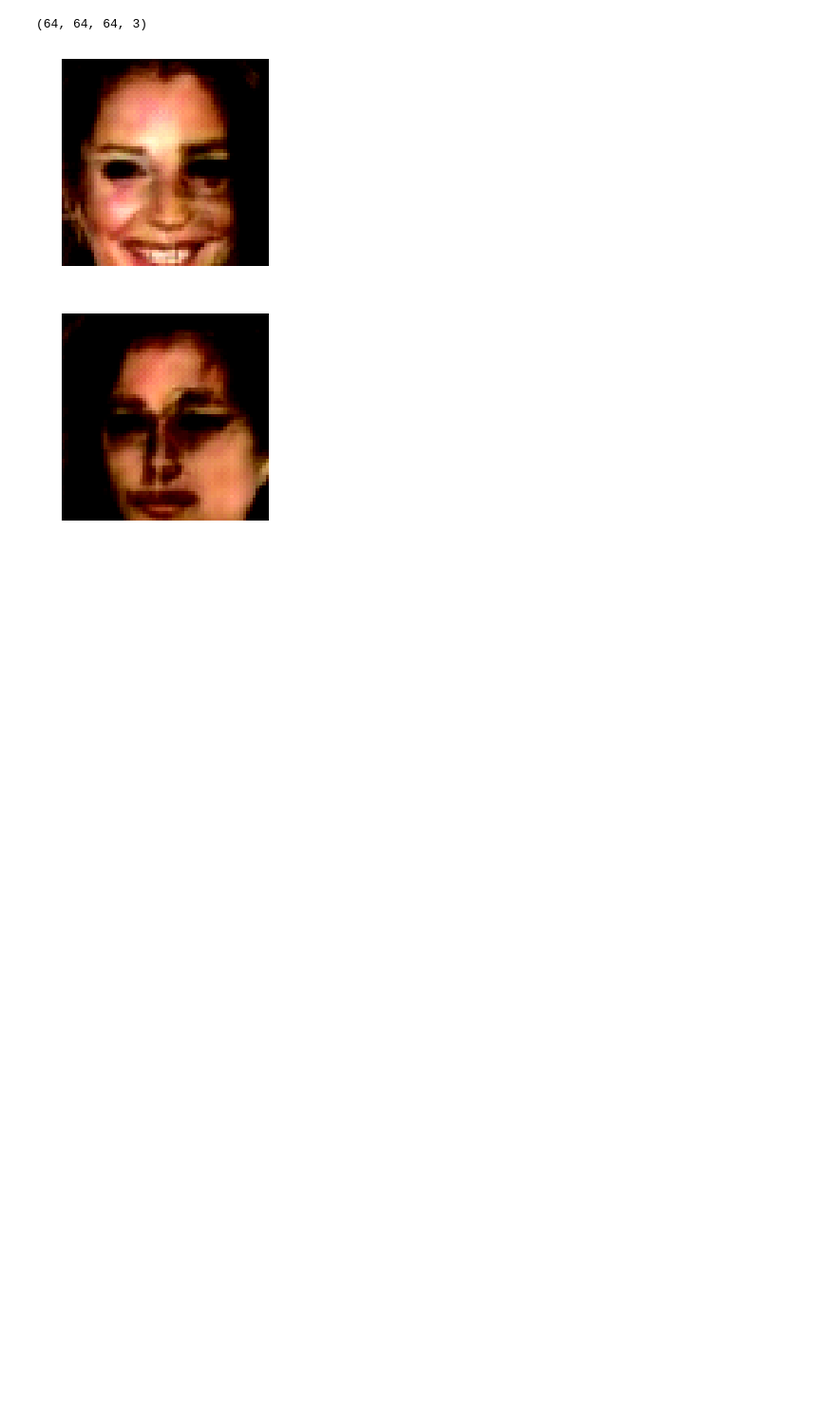
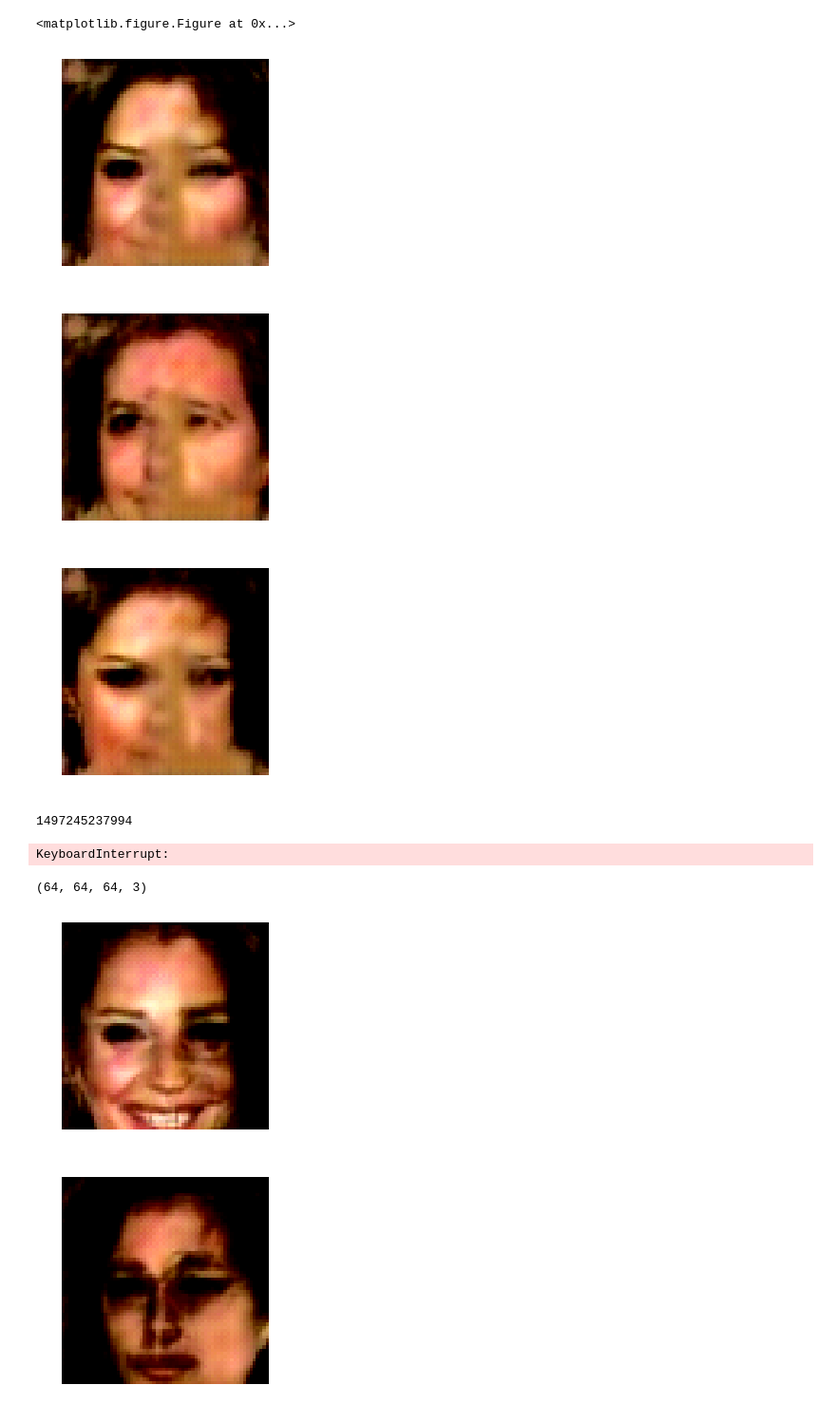
Before and after one commit to maxspero/DCGAN-with-camera-mask, a Jupyter notebook: Camera GAN.ipynb, the cells around one changed output. Shown: that part at 95% size. Saved outputs shown, nothing was run; the diff lists cells and outputs as text; code cells hidden in the pictures; blank space fills up the shorter version.

```diff
--- a/Camera GAN.ipynb
+++ b/Camera GAN.ipynb
@@ -145,3 +78,75 @@ utils.save_images(samples, [8,8], './samples/test_%s.png' % strftime("%Y%m%d%H%M
+# %%
+z_mask = np.ones([dcgan.z_dim])
+h0_mask = np.ones([int(dcgan.output_height/16), int(dcgan.output_width/16)]) # 4, 4
+h1_mask = np.ones([int(dcgan.output_height/8), int(dcgan.output_width/8)]) # 8, 8
+h2_mask = np.ones([int(dcgan.output_height/4), int(dcgan.output_width/4)]) # 16, 16
+h3_mask = np.ones([int(dcgan.output_height/2), int(dcgan.output_width/2)]) # 32, 32
+h4_mask = np.ones([int(dcgan.output_height), int(dcgan.output_width)]) # 64, 64
+
+vc.release()
+vc = cv2.VideoCapture(1)
+
+if vc.isOpened(): # try to get the first frame
+    is_capturing, frame = vc.read()
+    if frame is not None:
+        frame = cv2.cvtColor(frame, cv2.COLOR_BGR2GRAY)    # makes the blues image look real colored
+        webcam_preview = plt.imshow(frame)
+else:
+    is_capturing = False
+
+print(is_capturing)
+while is_capturing:
+    try:    # Lookout for a keyboardInterrupt to stop the script
+        is_capturing, frame = vc.read()
+        if frame is not None:
+            frame = cv2.cvtColor(frame, cv2.COLOR_BGR2GRAY)    # makes the blues image look real colored
+            #print(frame.shape) # (480, 640) * (1/15, 1/20) = (32, 32)
+            #res = cv2.resize(frame, None, fx=1/20, fy=1/15, interpolation=cv2.INTER_AREA) # 32, 32
+            #res = cv2.resize(frame, None, fx=1/40, fy=1/30, interpolation=cv2.INTER_AREA) # 16, 16
+            res = cv2.resize(frame, None, fx=1/80, fy=1/60, interpolation=cv2.INTER_AREA) # 8, 8
+            #print(res.shape)
+            res_min = np.min(res)
+            res_max = np.max(res)
+            scaled = (res - res_min)/float(res_max - res_min)
+            flipped = cv2.flip(scaled, 1)
+            flipped[flipped>.5] = 1
+            flipped[flipped<=.5] = 0
+            h1_mask = flipped
+
+            feed_dict = {
+                dcgan.z: z_sample,
+                dcgan.z_mask: z_mask,
+                dcgan.h0_mask: h0_mask,
+                dcgan.h1_mask: h1_mask,
+                dcgan.h2_mask: h2_mask,
+                dcgan.h3_mask: h3_mask,
+                dcgan.h4_mask: h4_mask,
+            }
+            print(int(round(time.time() * 1000)))
+            samples = sess.run(dcgan.sampler, feed_dict=feed_dict)
+            print(int(round(time.time() * 1000))) # about 60ms on gpu to run
+            #utils.save_images(samples, [8,8], './samples/test_%s.png' % strftime("%Y%m%d%H%M%S", gmtime()))
+            display.clear_output(wait=True)
+            display.display(plt.gcf())
+            for image in samples[:3]:
+                plt.imshow(deprocess_image(image))
+                plt.axis('off')
+                plt.show()
+
+            #webcam_preview = plt.imshow(flipped)
+            #webcam_preview.set_data(flipped)
+            #plt.draw()
+            #break
+
+    except KeyboardInterrupt:
+        vc.release()
+# %% [output]
+<matplotlib.figure.Figure at 0x...>
+[figure, added]
+[figure, added]
+[figure, added]
+1497245237994
+KeyboardInterrupt:
 # %%
 print(samples.shape)
 for image in samples[:8]:
```
Also changed, not shown: parts of 4 cells of this notebook, 12 other files.
